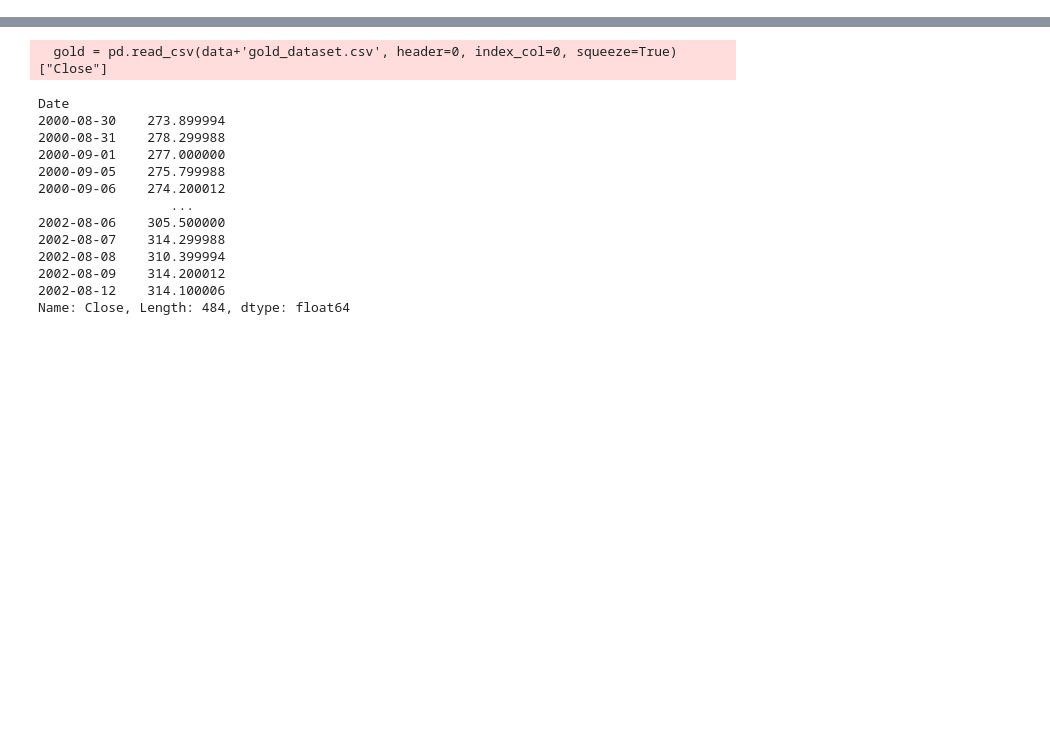
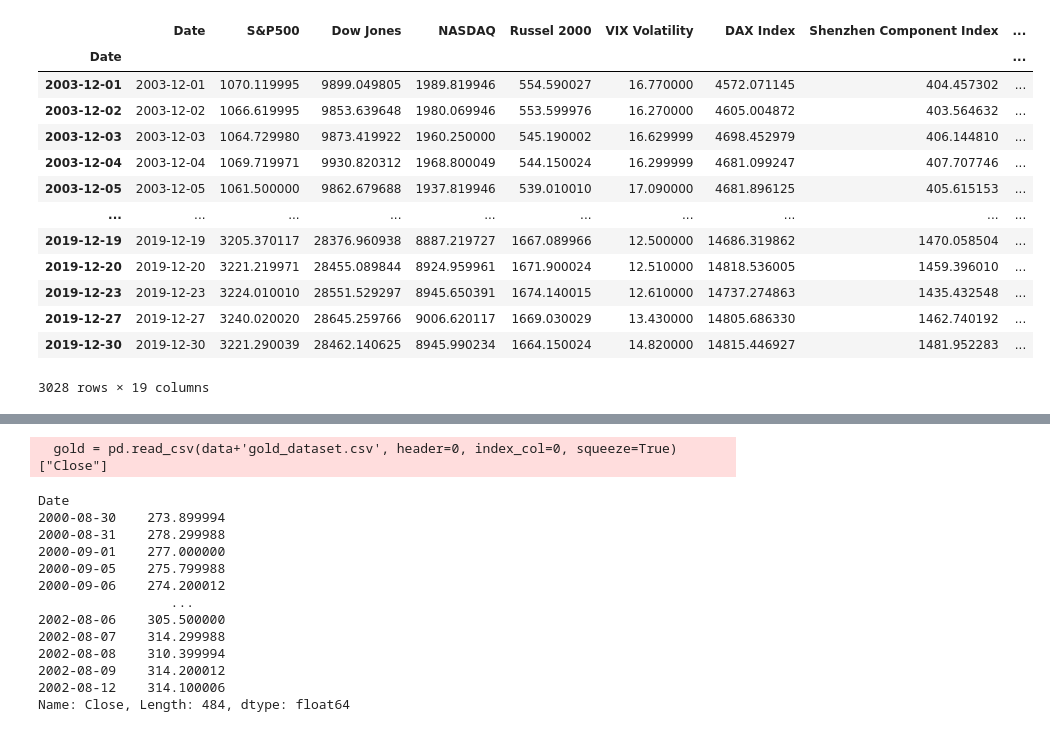
Before and after one commit to noaahhh/Time-Series-Predicter, a Jupyter notebook: ARIMA.ipynb, the cells around one changed output, grey strips where cells are left out. Drawn from its saved outputs; the diff is of its cells as text; code cells hidden in the pictures; blank space fills up the shorter version.

```diff
--- a/ARIMA.ipynb
+++ b/ARIMA.ipynb
@@ -7,4 +7,6 @@ from sklearn.metrics import mean_squared_error
 
 data="data/"
 # %%
-present_data=pd.read_csv(data+"present_data.csv")
+present_data=pd.read_csv(data+"present_data.csv",parse_dates=True)
+# %%
+present_data.index=present_data["Date"]
@@ -10,0 +56,18 @@ present_data=pd.read_csv(data+"present_data.csv")
+# %%
+present_data["year"]=pd.DatetimeIndex(present_data.index).strftime("%Y").astype("Int32")
+present_data
+# %% [output]
+|  | Date | S&P500 | Dow Jones | NASDAQ | Russel 2000 | VIX Volatility | DAX Index | Shenzhen Component Index | ... |
+| Date |  |  |  |  |  |  |  |  | ... |
+| 2003-12-01 | 2003-12-01 | 1070.119995 | 9899.049805 | 1989.819946 | 554.590027 | 16.770000 | 4572.071145 | 404.457302 | ... |
+| 2003-12-02 | 2003-12-02 | 1066.619995 | 9853.639648 | 1980.069946 | 553.599976 | 16.270000 | 4605.004872 | 403.564632 | ... |
+| 2003-12-03 | 2003-12-03 | 1064.729980 | 9873.419922 | 1960.250000 | 545.190002 | 16.629999 | 4698.452979 | 406.144810 | ... |
+| 2003-12-04 | 2003-12-04 | 1069.719971 | 9930.820312 | 1968.800049 | 544.150024 | 16.299999 | 4681.099247 | 407.707746 | ... |
+| 2003-12-05 | 2003-12-05 | 1061.500000 | 9862.679688 | 1937.819946 | 539.010010 | 17.090000 | 4681.896125 | 405.615153 | ... |
+| ... | ... | ... | ... | ... | ... | ... | ... | ... | ... |
+| 2019-12-19 | 2019-12-19 | 3205.370117 | 28376.960938 | 8887.219727 | 1667.089966 | 12.500000 | 14686.319862 | 1470.058504 | ... |
+| 2019-12-20 | 2019-12-20 | 3221.219971 | 28455.089844 | 8924.959961 | 1671.900024 | 12.510000 | 14818.536005 | 1459.396010 | ... |
+| 2019-12-23 | 2019-12-23 | 3224.010010 | 28551.529297 | 8945.650391 | 1674.140015 | 12.610000 | 14737.274863 | 1435.432548 | ... |
+| 2019-12-27 | 2019-12-27 | 3240.020020 | 28645.259766 | 9006.620117 | 1669.030029 | 13.430000 | 14805.686330 | 1462.740192 | ... |
+| 2019-12-30 | 2019-12-30 | 3221.290039 | 28462.140625 | 8945.990234 | 1664.150024 | 14.820000 | 14815.446927 | 1481.952283 | ... |
+3028 rows × 19 columns
```
Also changed, not shown: parts of 10 cells of this notebook, 2 other files.
